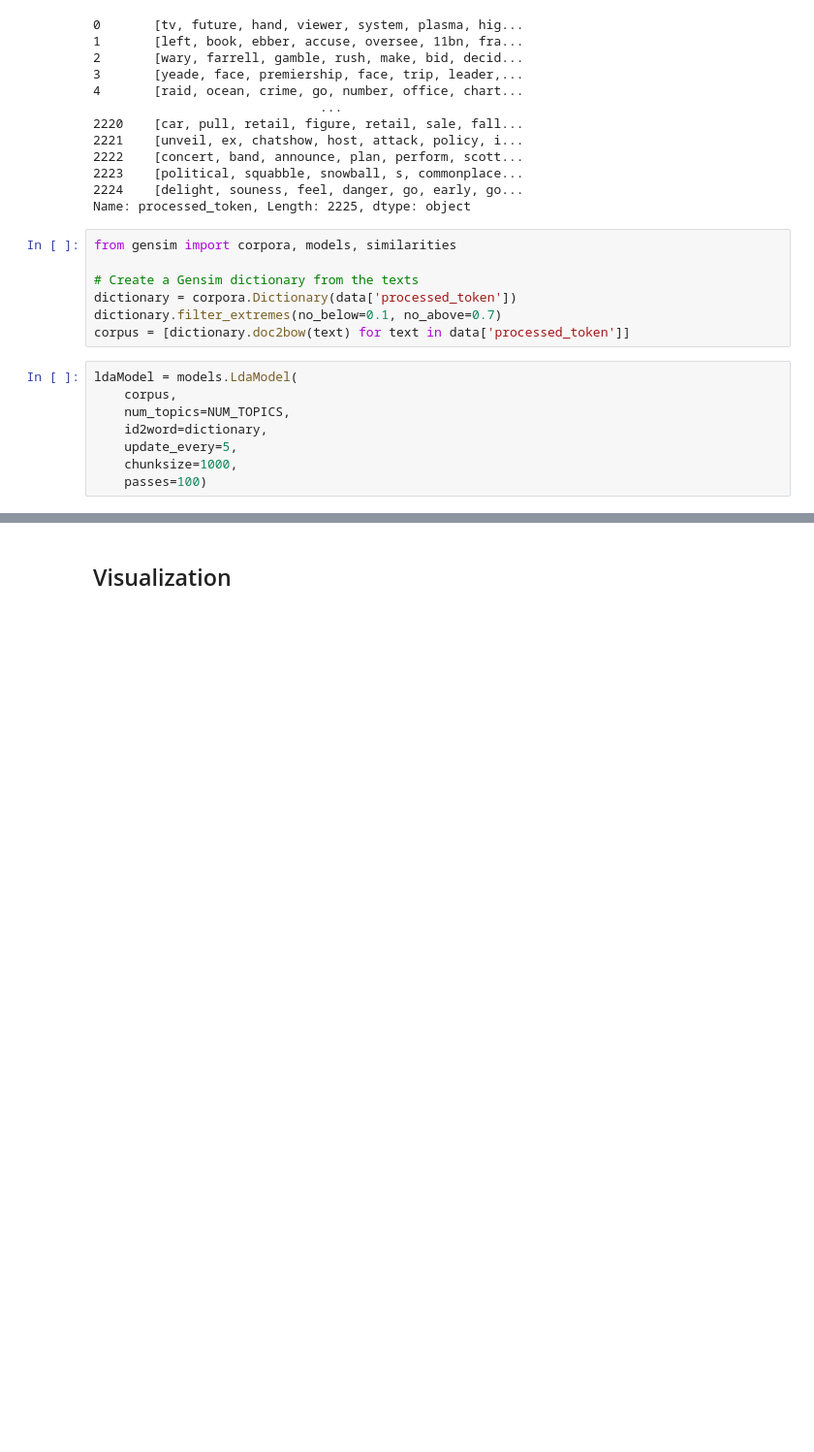
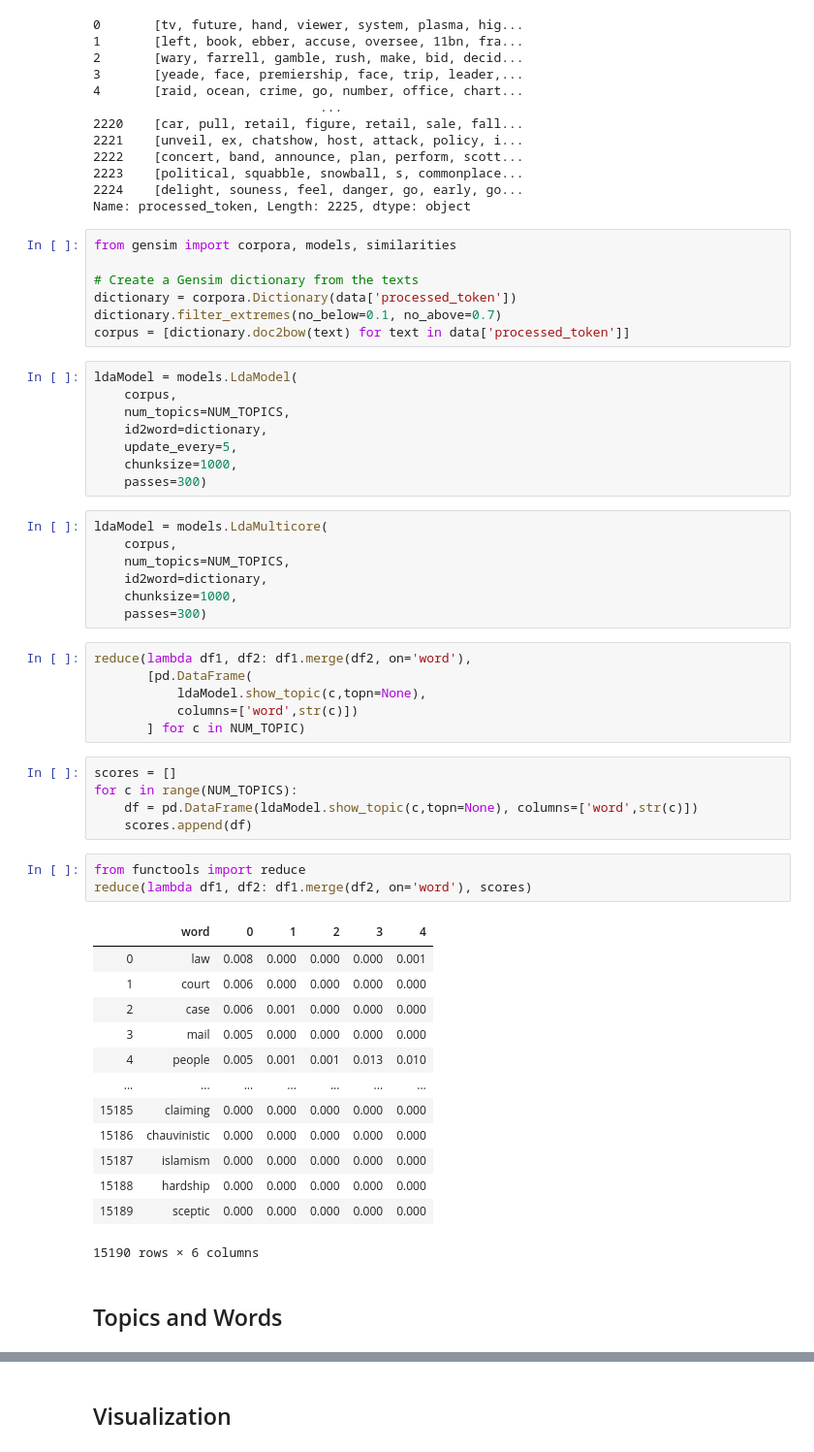
Before and after one commit to shanepeckham/NLP-1, a Jupyter notebook: Complementary_Courses/Document_Clustering/LDA.ipynb, the cells around one changed output, grey strips where cells are left out. Shown at 97% size. Saved outputs shown, nothing was run; the diff lists cells and outputs as text; blank space fills up the shorter version.

```diff
--- a/Complementary_Courses/Document_Clustering/LDA.ipynb
+++ b/Complementary_Courses/Document_Clustering/LDA.ipynb
@@ -187,4 +321,41 @@ ldaModel = models.LdaModel(
     id2word=dictionary,
     update_every=5,
     chunksize=1000,
-    passes=100)
+    passes=300)
+# %%
+ldaModel = models.LdaMulticore(
+    corpus,
+    num_topics=NUM_TOPICS,
+    id2word=dictionary,
+    chunksize=1000,
+    passes=300)
+# %%
+reduce(lambda df1, df2: df1.merge(df2, on='word'),
+       [pd.DataFrame(
+           ldaModel.show_topic(c,topn=None),
+           columns=['word',str(c)])
+       ] for c in NUM_TOPIC)
+# %%
+scores = []
+for c in range(NUM_TOPICS):
+    df = pd.DataFrame(ldaModel.show_topic(c,topn=None), columns=['word',str(c)])
+    scores.append(df)
+# %%
+from functools import reduce
+reduce(lambda df1, df2: df1.merge(df2, on='word'), scores)
+# %% [output]
+|  | word | 0 | 1 | 2 | 3 | 4 |
+| 0 | law | 0.008 | 0.000 | 0.000 | 0.000 | 0.001 |
+| 1 | court | 0.006 | 0.000 | 0.000 | 0.000 | 0.000 |
+| 2 | case | 0.006 | 0.001 | 0.000 | 0.000 | 0.000 |
+| 3 | mail | 0.005 | 0.000 | 0.000 | 0.000 | 0.000 |
+| 4 | people | 0.005 | 0.001 | 0.001 | 0.013 | 0.010 |
+| ... | ... | ... | ... | ... | ... | ... |
+| 15185 | claiming | 0.000 | 0.000 | 0.000 | 0.000 | 0.000 |
+| 15186 | chauvinistic | 0.000 | 0.000 | 0.000 | 0.000 | 0.000 |
+| 15187 | islamism | 0.000 | 0.000 | 0.000 | 0.000 | 0.000 |
+| 15188 | hardship | 0.000 | 0.000 | 0.000 | 0.000 | 0.000 |
+| 15189 | sceptic | 0.000 | 0.000 | 0.000 | 0.000 | 0.000 |
+15190 rows × 6 columns
+# %% [markdown]
+## Topics and Words
```
Also changed, not shown: parts of 41 cells of this notebook, 4 other files.
